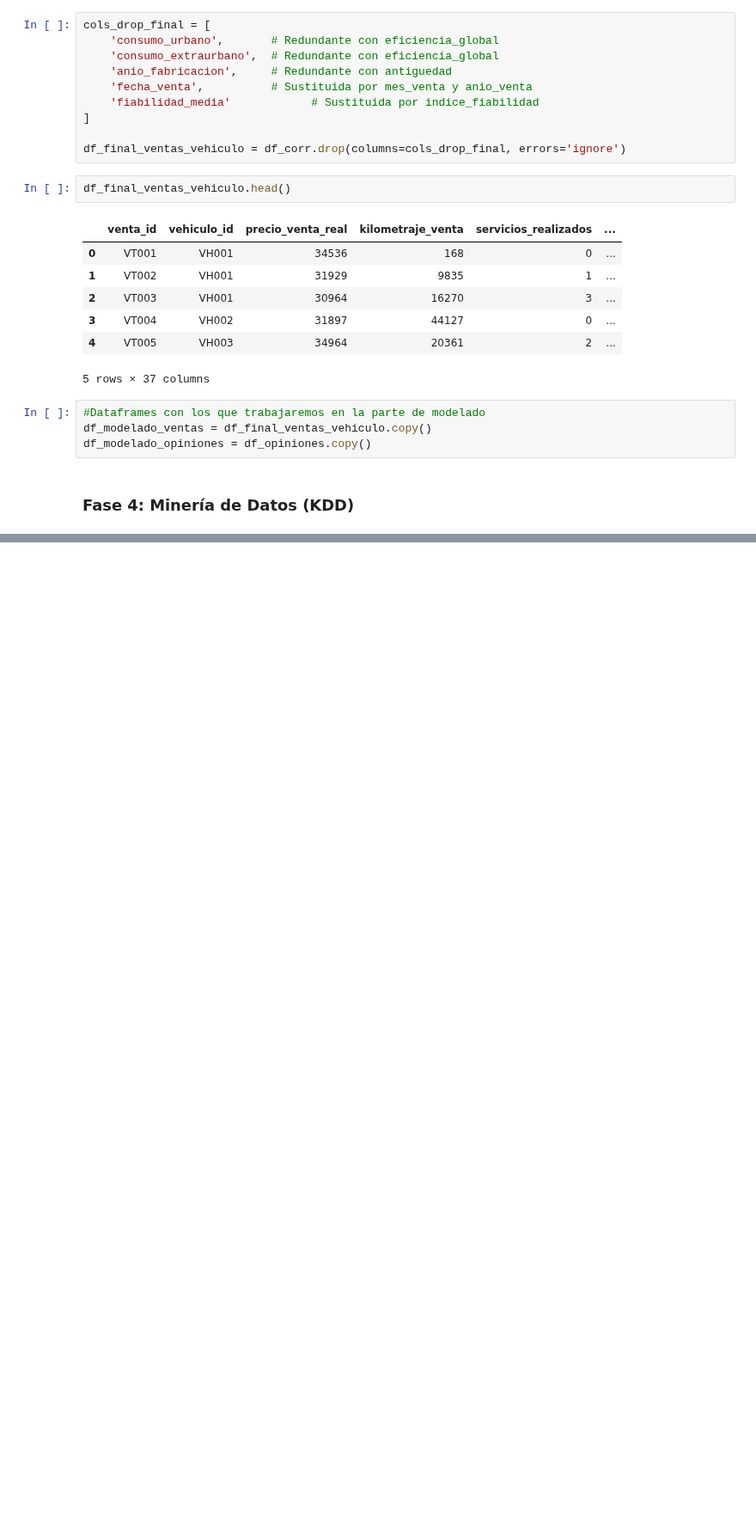
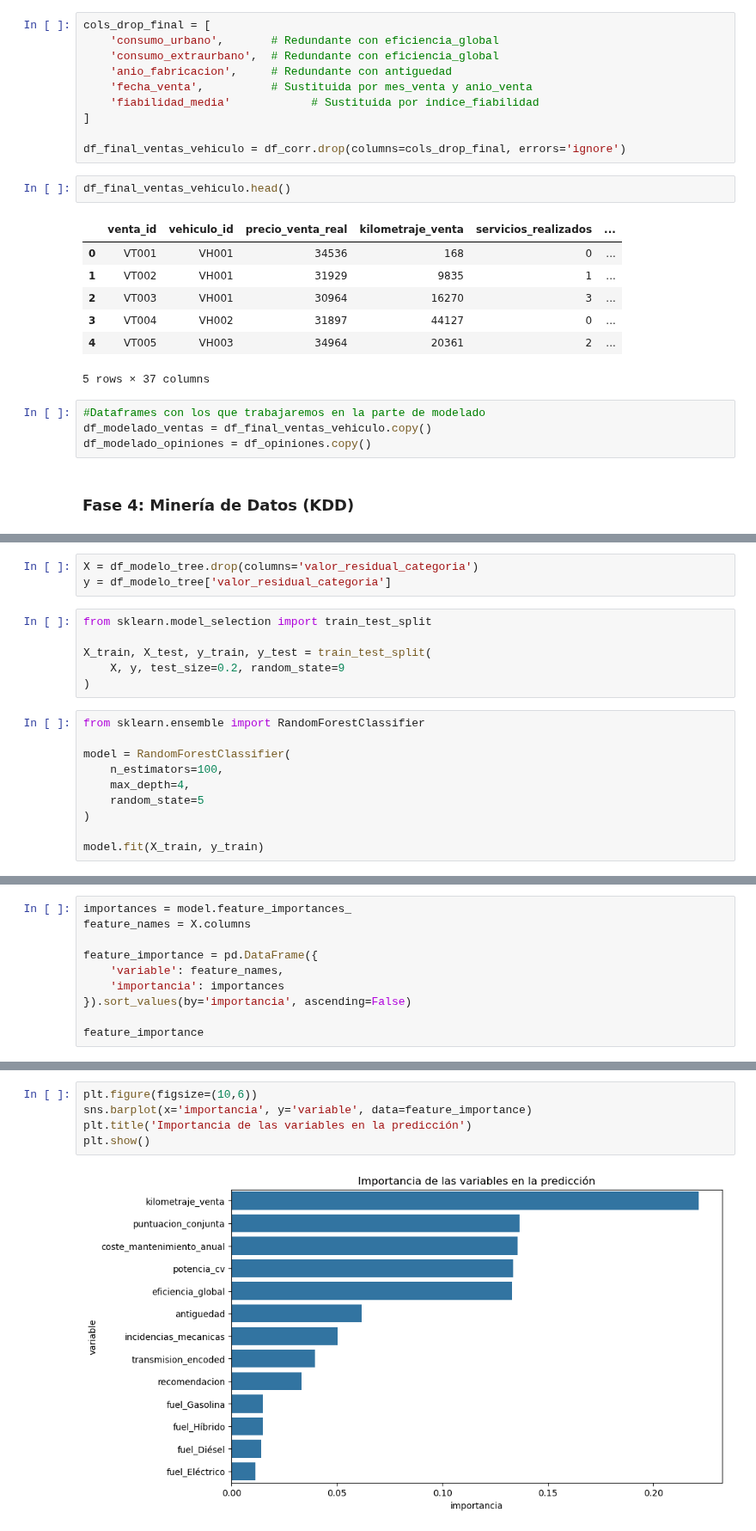
Before and after one commit to ccp0897/Sistema_Analisis_Mercado_Automocion, a Jupyter notebook: sistemaAnalisisAutomocion.ipynb, the cells around one changed output, grey strips where cells are left out. Shown at 86% size. Drawn from its saved outputs; the diff is of its cells as text; blank space fills up the shorter version.

```diff
--- a/sistemaAnalisisAutomocion.ipynb
+++ b/sistemaAnalisisAutomocion.ipynb
@@ -814,0 +919,19 @@ df_modelado_opiniones = df_opiniones.copy()
+# %%
+X = df_modelo_tree.drop(columns='valor_residual_categoria')
+y = df_modelo_tree['valor_residual_categoria']
+# %%
+from sklearn.model_selection import train_test_split
+
+X_train, X_test, y_train, y_test = train_test_split(
+    X, y, test_size=0.2, random_state=9
+)
+# %%
+from sklearn.ensemble import RandomForestClassifier
+
+model = RandomForestClassifier(
+    n_estimators=100,
+    max_depth=4,
+    random_state=5
+)
+
+model.fit(X_train, y_train)
@@ -814,0 +950,10 @@ df_modelado_opiniones = df_opiniones.copy()
+# %%
+importances = model.feature_importances_
+feature_names = X.columns
+
+feature_importance = pd.DataFrame({
+    'variable': feature_names,
+    'importancia': importances
+}).sort_values(by='importancia', ascending=False)
+
+feature_importance
@@ -814,0 +975,7 @@ df_modelado_opiniones = df_opiniones.copy()
+# %%
+plt.figure(figsize=(10,6))
+sns.barplot(x='importancia', y='variable', data=feature_importance)
+plt.title('Importancia de las variables en la predicción')
+plt.show()
+# %% [output]
+[figure, added]
```
Also changed, not shown: parts of 25 cells of this notebook, 1 other file.
